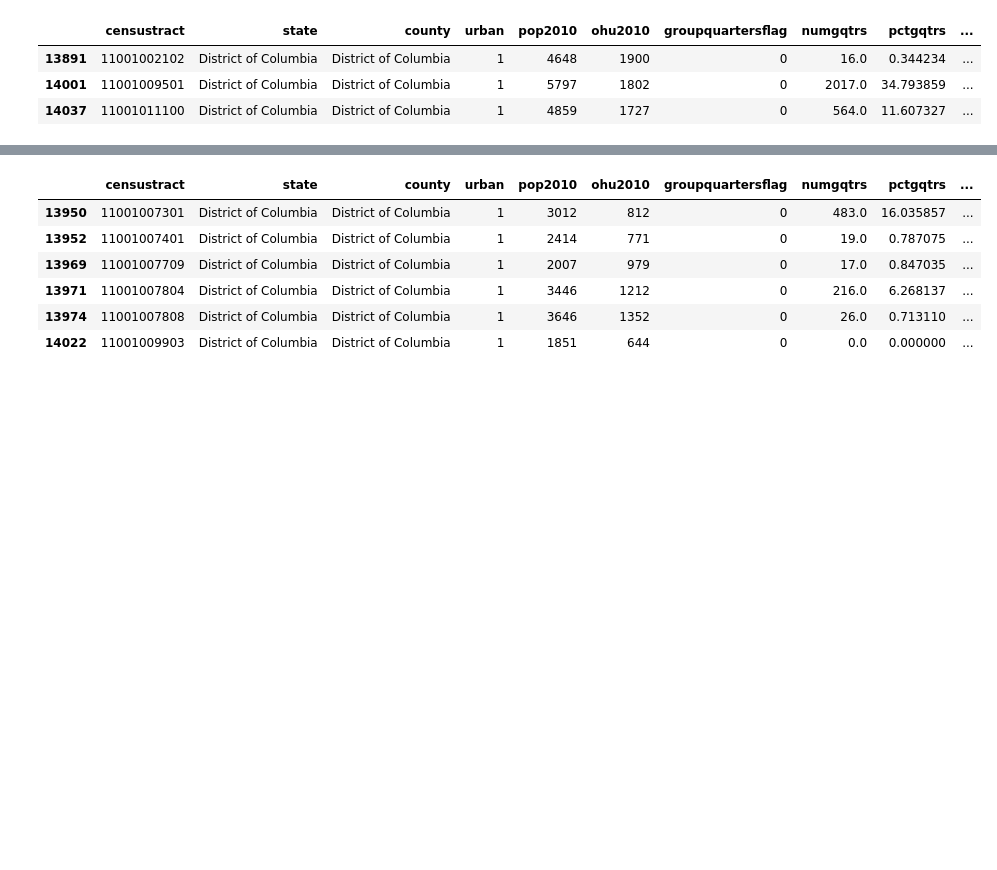
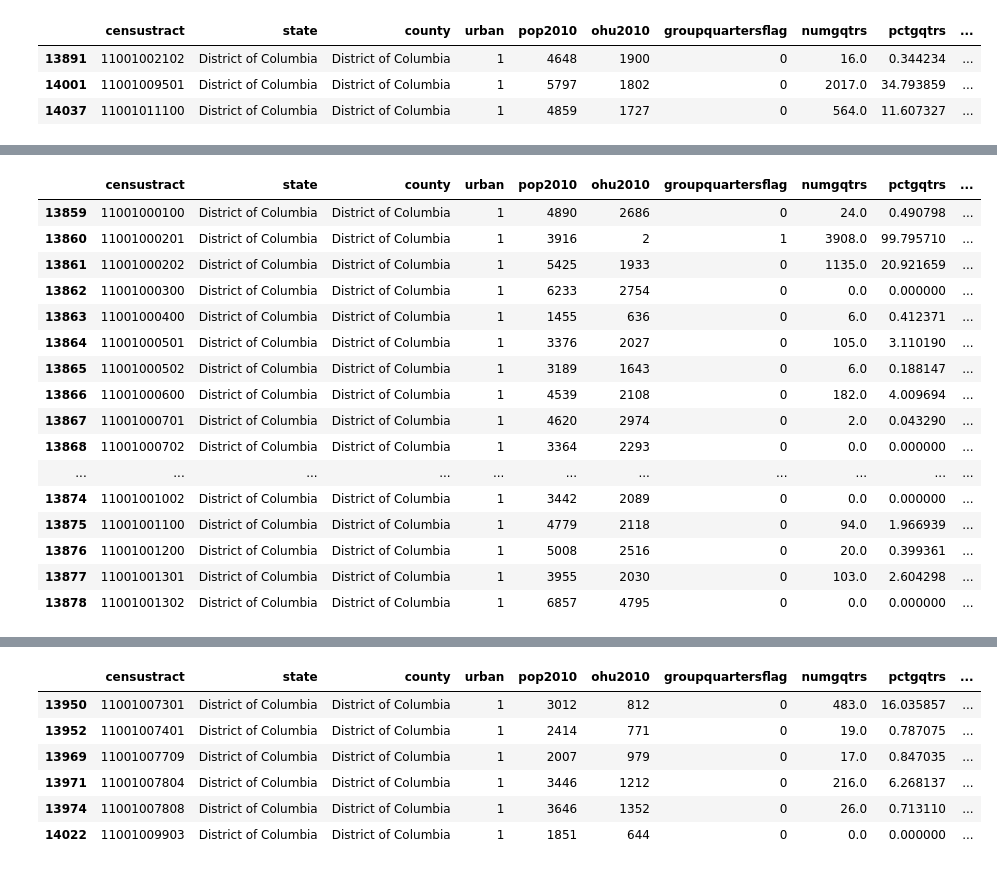
Before and after one commit to derryzrli/food-insecurity-analysis, a Jupyter notebook: starter-code_k.ipynb, the cells around one changed output, grey strips where cells are left out. Cells and saved outputs as stored; diff of their text form; code cells hidden in the pictures; blank space fills up the shorter version.

```diff
--- a/starter-code_k.ipynb
+++ b/starter-code_k.ipynb
@@ -567,0 +568,2 @@ get_lila_0_1('New York', 'NY', 'lilatracts_1and10')
+# %%
+data_2019_dc['lila_0_0'] = list(data_2019_dc.censustract.isin(get_lila_0_0('District of Columbia', 'DC', 'lilatracts_1and10').censustract))
@@ -567,0 +576,2 @@ get_lila_0_1('New York', 'NY', 'lilatracts_1and10')
+# %%
+data_2019_dc['lila_0_1'] = list(data_2019_dc.censustract.isin(get_lila_0_1('District of Columbia', 'DC', 'lilatracts_1and10').censustract))
@@ -567,0 +600,20 @@ get_lila_0_1('New York', 'NY', 'lilatracts_1and10')
+# %%
+data_2019_dc.head(20)
+# %% [output]
+|  | censustract | state | county | urban | pop2010 | ohu2010 | groupquartersflag | numgqtrs | pctgqtrs | ... |
+| 13859 | 11001000100 | District of Columbia | District of Columbia | 1 | 4890 | 2686 | 0 | 24.0 | 0.490798 | ... |
+| 13860 | 11001000201 | District of Columbia | District of Columbia | 1 | 3916 | 2 | 1 | 3908.0 | 99.795710 | ... |
+| 13861 | 11001000202 | District of Columbia | District of Columbia | 1 | 5425 | 1933 | 0 | 1135.0 | 20.921659 | ... |
+| 13862 | 11001000300 | District of Columbia | District of Columbia | 1 | 6233 | 2754 | 0 | 0.0 | 0.000000 | ... |
+| 13863 | 11001000400 | District of Columbia | District of Columbia | 1 | 1455 | 636 | 0 | 6.0 | 0.412371 | ... |
+| 13864 | 11001000501 | District of Columbia | District of Columbia | 1 | 3376 | 2027 | 0 | 105.0 | 3.110190 | ... |
+| 13865 | 11001000502 | District of Columbia | District of Columbia | 1 | 3189 | 1643 | 0 | 6.0 | 0.188147 | ... |
+| 13866 | 11001000600 | District of Columbia | District of Columbia | 1 | 4539 | 2108 | 0 | 182.0 | 4.009694 | ... |
+| 13867 | 11001000701 | District of Columbia | District of Columbia | 1 | 4620 | 2974 | 0 | 2.0 | 0.043290 | ... |
+| 13868 | 11001000702 | District of Columbia | District of Columbia | 1 | 3364 | 2293 | 0 | 0.0 | 0.000000 | ... |
+| ... | ... | ... | ... | ... | ... | ... | ... | ... | ... | ... |
+| 13874 | 11001001002 | District of Columbia | District of Columbia | 1 | 3442 | 2089 | 0 | 0.0 | 0.000000 | ... |
+| 13875 | 11001001100 | District of Columbia | District of Columbia | 1 | 4779 | 2118 | 0 | 94.0 | 1.966939 | ... |
+| 13876 | 11001001200 | District of Columbia | District of Columbia | 1 | 5008 | 2516 | 0 | 20.0 | 0.399361 | ... |
+| 13877 | 11001001301 | District of Columbia | District of Columbia | 1 | 3955 | 2030 | 0 | 103.0 | 2.604298 | ... |
+| 13878 | 11001001302 | District of Columbia | District of Columbia | 1 | 6857 | 4795 | 0 | 0.0 | 0.000000 | ... |
```
Also changed, not shown: parts of 27 cells of this notebook.
